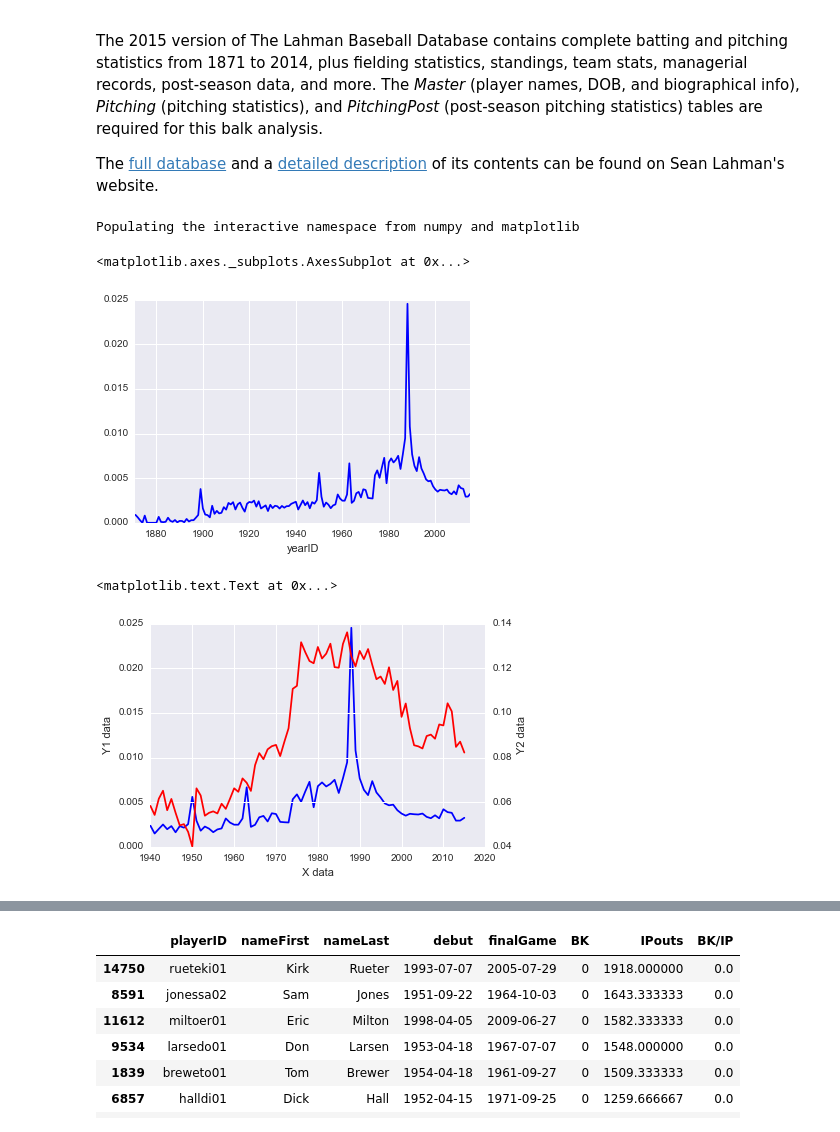
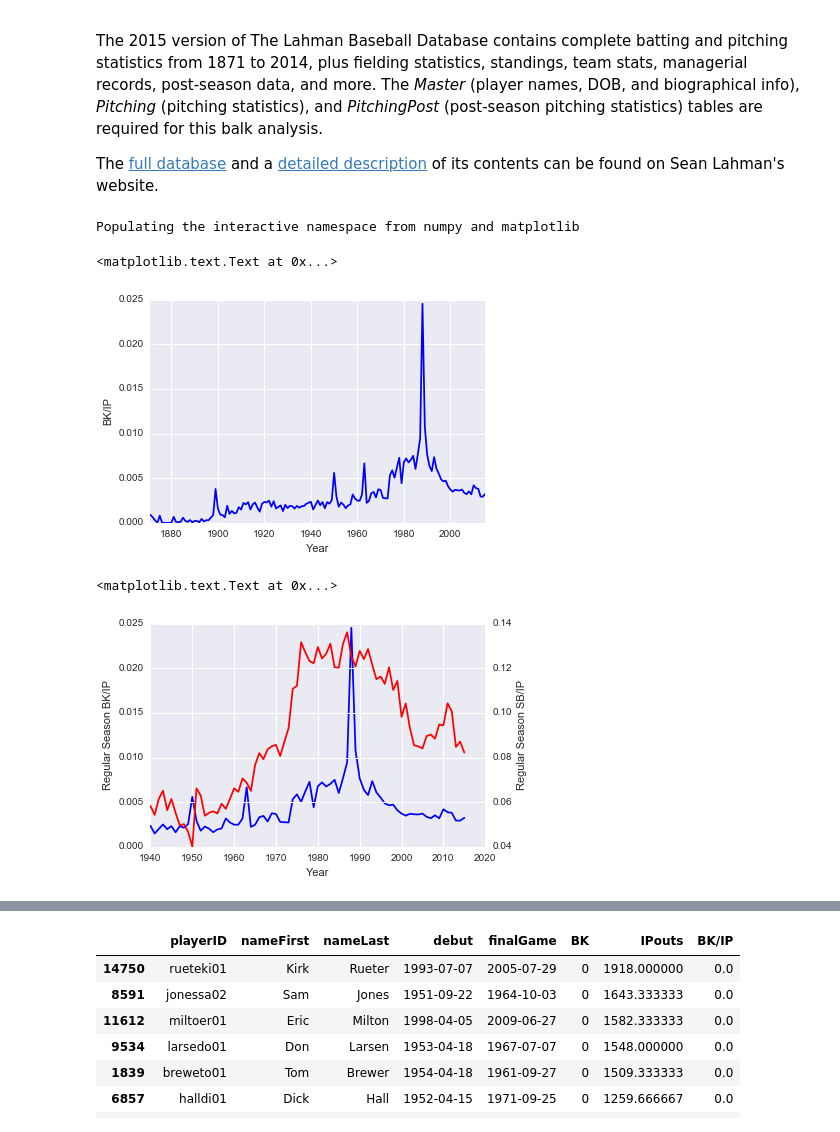
Before and after one commit to davidventuri/udacity-dand, a Jupyter notebook: p2/Data_Analyst_ND_Project2.ipynb, the cells around one changed output, grey strips where cells are left out. Saved outputs shown, nothing was run; the diff lists cells and outputs as text; code cells hidden in the pictures.

```diff
--- a/p2/Data_Analyst_ND_Project2.ipynb
+++ b/p2/Data_Analyst_ND_Project2.ipynb
@@ -41,33 +41,35 @@ batting_df = pd.read_csv('../p2/baseballdatabank-master/core/Batting.csv')
 # %%
 # master_df.head()
 # pitching_df.head()
 # pitchingpost_df.head()
 balks_by_year = pitching_df.groupby('yearID')['BK'].sum()
-ipouts_by_year = (pitching_df.groupby('yearID')['IPouts'].sum()) / 3 # convert to IP
-balks_ipouts_by_year = balks_by_year / ipouts_by_year
+ip_by_year = (pitching_df.groupby('yearID')['IPouts'].sum()) / 3 # convert to IP
+balks_ip_by_year = balks_by_year / ip_by_year
 
 %pylab inline
 import matplotlib.pyplot as plt
 import seaborn as sns
 
-balks_ipouts_by_year.plot(color='b')
+balks_ip_by_year.plot(color='b')
+ylabel('BK/IP')
+xlabel('Year')
 # %% [output]
 Populating the interactive namespace from numpy and matplotlib
-<matplotlib.axes._subplots.AxesSubplot at 0x...>
+<matplotlib.text.Text at 0x...>
-[figure, old version]
+[figure, new version]
 # %%
 sb_by_year = batting_df.groupby('yearID')['SB'].sum()
 cs_by_year = batting_df.groupby('yearID')['CS'].sum()
 sb_attempts_by_year = sb_by_year + cs_by_year
-sb_attempts_ipouts_by_year = sb_attempts_by_year / ipouts_by_year
+sb_attempts_ip_by_year = sb_attempts_by_year / ip_by_year
 
-# sb_attempts_ipouts_by_year.plot()
-# balks_ipouts_by_year.plot()
-# print balks_ipouts_by_year.values
+# sb_attempts_ip_by_year.plot()
+# balks_ip_by_year.plot()
+# print balks_ip_by_year.values
 
-x = balks_ipouts_by_year.loc['1940':'2015'].index.get_level_values('yearID')
-y1 = balks_ipouts_by_year.loc['1940':'2015'].values
-y2 = sb_attempts_ipouts_by_year.loc['1940':'2015'].values
+x = balks_ip_by_year.loc['1940':'2015'].index.get_level_values('yearID')
+y1 = balks_ip_by_year.loc['1940':'2015'].values
+y2 = sb_attempts_ip_by_year.loc['1940':'2015'].values
 
 fig, ax1 = plt.subplots()
 
@@ -75,11 +77,11 @@ ax2 = ax1.twinx()
 ax1.plot(x, y1, color='b')
 ax2.plot(x, y2, color='r')
 
-ax1.set_xlabel('X data')
-ax1.set_ylabel('Y1 data')
-ax2.set_ylabel('Y2 data')
+ax1.set_xlabel('Year')
+ax1.set_ylabel('Regular Season BK/IP')
+ax2.set_ylabel('Regular Season SB/IP')
 # %% [output]
 <matplotlib.text.Text at 0x...>
-[figure, old version]
+[figure, new version]
 # %%
 playoff_balks_by_year = pitchingpost_df.groupby('yearID')['BK'].sum()
```
Also changed, not shown: parts of 6 cells of this notebook.
